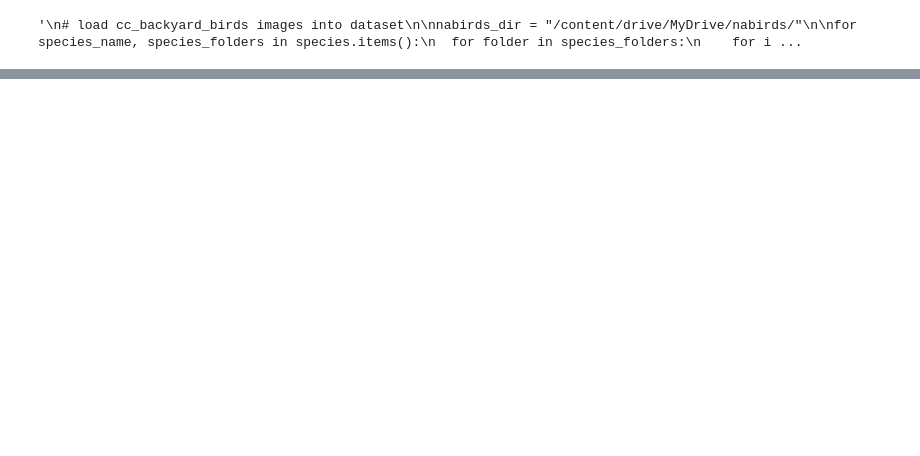
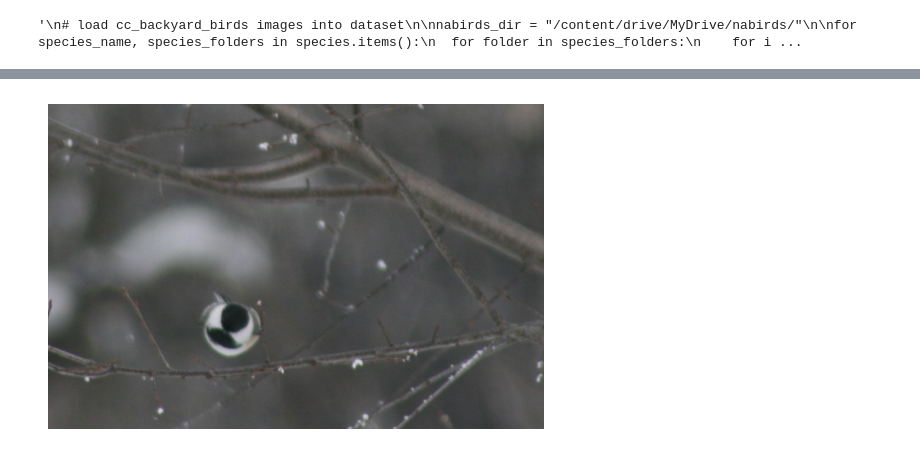
Before and after one commit to Sungrebe/Smart-Bird-Feeder, a Jupyter notebook: cc_backyard_bird_classifier.ipynb, the cells around one changed output, grey strips where cells are left out. Drawn from its saved outputs; the diff is of its cells as text; code cells hidden in the pictures; blank space fills up the shorter version.

Commit message:
Created using Colab - working on the training loop

```diff
--- a/cc_backyard_bird_classifier.ipynb
+++ b/cc_backyard_bird_classifier.ipynb
@@ -224,7 +218,7 @@ def triplet_loss_per_species(species):
   total_loss = 0
   for i in range(8):
     if (os.path.exists(file_path + f"{i}_pos.jpg")):
-      anchor = process_image(file_path + f"{i}_pos.jpg")
+      anchor = process_image(file_path + f"{i}_anchor.jpg")
       positive = process_image(file_path + f"{i}_pos.jpg")
       negative = process_image(file_path + f"{i}_neg.jpg")
       pos_distance = F.pairwise_distance(anchor, positive, p=2)
@@ -232,57 +226,109 @@ def triplet_loss_per_species(species):
 
       loss = torch.clamp(pos_distance - neg_distance + margin, min=0.0)
       total_loss += loss
-  return total_loss.item() / 8
+  return total_loss / 8
 
 def triplet_loss_per_species_triplet(species, triplet):
   file_path = "/content/drive/MyDrive/nabirds/triplets/"
   file_path += species
   file_path += "/train/"
   if (os.path.exists(file_path + f"{triplet}_pos.jpg")):
-    anchor = process_image(file_path + f"{triplet}_pos.jpg")
+    anchor = process_image(file_path + f"{triplet}_anchor.jpg")
     positive = process_image(file_path + f"{triplet}_pos.jpg")
     negative = process_image(file_path + f"{triplet}_neg.jpg")
     pos_distance = F.pairwise_distance(anchor, positive, p=2)
     neg_distance = F.pairwise_distance(anchor, negative, p=2)
 
     loss = torch.clamp(pos_distance - neg_distance + margin, min=0.0)
-    return loss
+    return loss.mean()
 
 # 4. Write a training loop
   # - Compute predicted outputs
   # - Get loss for each step
   # - Perform optimization
   # - Get val accuracy after each step
-def optimize():
+async def optimize():
   #train_dataloader = torch.utils.data.DataLoader(triplets, batch_size=64, shuffle=True)
-  optimizer = AdamW(model.parameters(), lr=5e-5, betas=(0.9,0.98), eps=1e-6, weight_decay=0.2)
+  optimizer = AdamW(model.parameters(), lr=1e-5, betas=(0.9,0.98), eps=1e-6, weight_decay=0.2)
   # loss = triplet_loss_per_species(species) #F.CrossEntropyLoss()
 
   device = torch.device("cuda:0" if torch.cuda.is_available() else "cpu")
   if device == "cpu":
-    model.float()
+    model.to(device)
 
   # After the first epoch, the positives and negatives may not be fully accurate, since they are not updated
   epochs = 1
   for epoch in range(epochs):
+    epoch_loss = 0.0
     # go through each triplet in the training data
-    for species_name, species_folder in species.items():
-      for i in range(8):
-        optimizer.zero_grad()
+    # for species_name, species_folder in species.items():
+    species_name = "Black-capped Chickadee"
+    species_folder = "0950"
+    for i in range(8):
+      optimizer.zero_grad()
 
-        #compute loss
-        loss = triplet_loss_per_species_triplet(species_name, i)
-
-        #Backward pass
-        loss.backward()
-        optimizer.step()
-  return optimizer
+      # compute predicted outputs
+      # get top results for each anchor image
+      # results = await search_img(nabirds_dir + f"triplets/{species_name}/" + "/train/" + f"{i}_anchor" + ".jpg")
+      # results_list = list(results)
 
 
+      # # lowest ranking correct result is pos, highest ranking incorrect result is neg
+      # lowest_pos = list(filter(lambda x: x['text'] == species_name, reversed(results_list)))[0]
+      # all_negatives = list(filter(lambda x: x['text'] != species_name, results_list))
+
+      # highest_neg = ""
+      # if all_negatives != []:
+      #   highest_neg = all_negatives[0]
+
+      # pos_id = lowest_pos['_id']
+      # neg_id = ""
+      # if highest_neg != "":
+      #   neg_id = highest_neg['_id']
+      # neg_species = highest_neg['text']
+
+      # # find file path of pos and neg images
+      # pos_img_path = nabirds_dir + species_folder[0] + "/" + pos_id
+      # neg_img_path = nabirds_dir + species[neg_species][0] + "/" + neg_id
+
+      # #compute loss
+      # file_path = "/content/drive/MyDrive/nabirds/triplets/"
+      # file_path += species_name
+      # file_path += "/train/"
+      # anchor = process_image(file_path + f"{i}_anchor.jpg")
+      # negative = process_image(neg_img_path)
+      # positive = process_image(pos_img_path)
+      # pos_distance = F.pairwise_distance(anchor, positive, p=2)
+      # neg_distance = F.pairwise_distance(anchor, negative, p=2)
+
+      # loss = torch.clamp(pos_distance - neg_distance + margin, min=0.0)
+      loss = triplet_loss_per_species_triplet(species_name, i)
+
+      #Backward pass
+      loss.backward()
+      optimizer.step()
+
+      epoch_loss += loss.item()
+      print(f"Step {i + 1}/{epochs}, Total Loss : {epoch_loss:.4f}")
+
 # 5. Save a copy of the fine tuned model
-model = optimize()
 # 6. Create a new collection of images using the fine tuned model and
 # perform image searches using that collection
+await optimize()
+
+# demo code, loads a user inputted image and classifies it using the search_img method
+
+images = files.upload()
+input_path = next(iter(images))
+
+plt.imshow(Image.open(input_path))
+plt.axis("off")
+plt.show()
+
+results = await search_img(input_path)
+
+for result in results:
+  print(result['text'], result['$similarity'])
 
 """
 # 2. Split dataset into training, test, and validation
@@ -342,0 +398 @@ for triplet in training_triplets:
+[figure, added]
```
Also changed, not shown: parts of 3 cells of this notebook.
